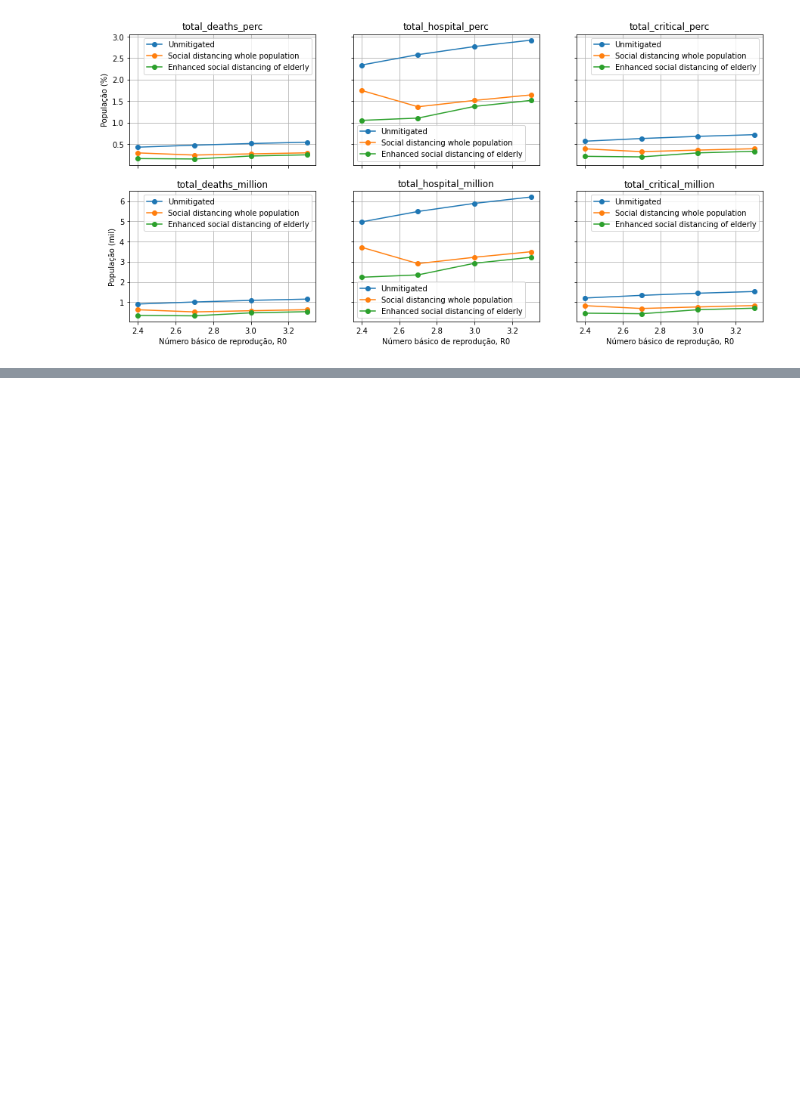
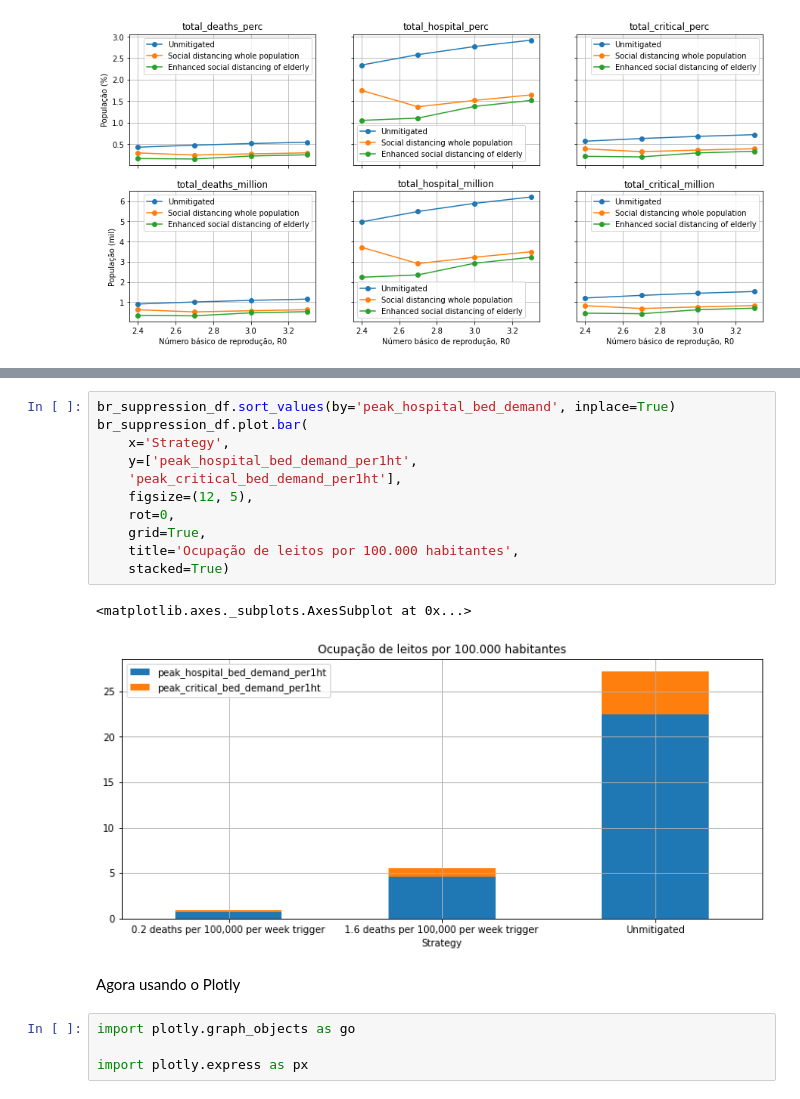
Before and after one commit to gabrielmsdiniz/covid19, a Jupyter notebook: index.ipynb, the cells around one changed output, grey strips where cells are left out. Cells and saved outputs as stored; diff of their text form; blank space fills up the shorter version.

```diff
--- a/index.ipynb
+++ b/index.ipynb
@@ -227,0 +258,20 @@ for i in range(n):
+# %%
+br_suppression_df.sort_values(by='peak_hospital_bed_demand', inplace=True)
+br_suppression_df.plot.bar(
+    x='Strategy',
+    y=['peak_hospital_bed_demand_per1ht',
+    'peak_critical_bed_demand_per1ht'],
+    figsize=(12, 5),
+    rot=0,
+    grid=True,
+    title='Ocupação de leitos por 100.000 habitantes',
+    stacked=True)
+# %% [output]
+<matplotlib.axes._subplots.AxesSubplot at 0x...>
+[figure, added]
+# %% [markdown]
+Agora usando o Plotly
+# %%
+import plotly.graph_objects as go
+
+import plotly.express as px
```
Also changed, not shown: parts of 13 cells of this notebook.
